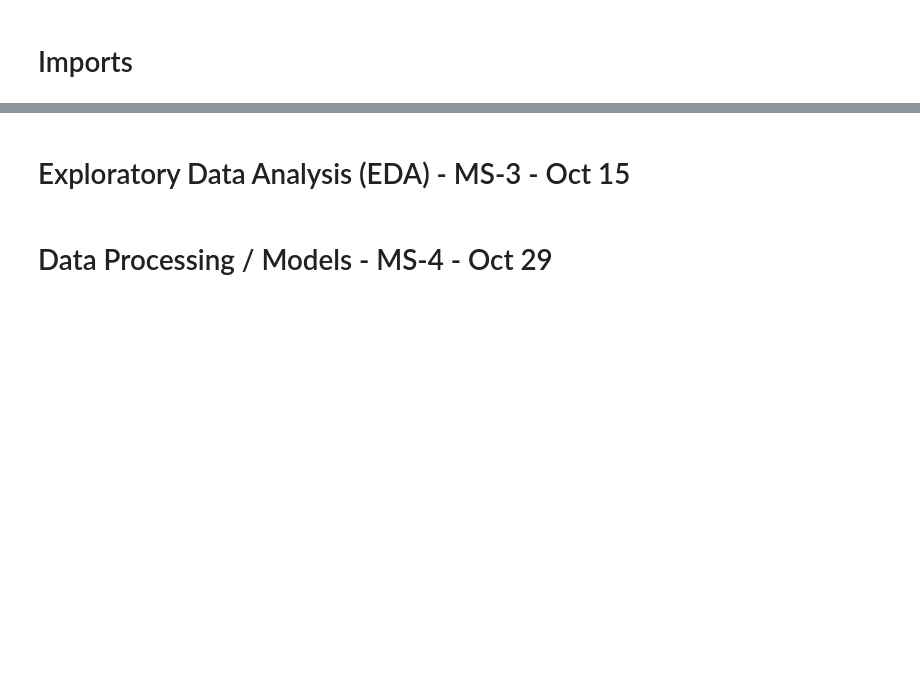
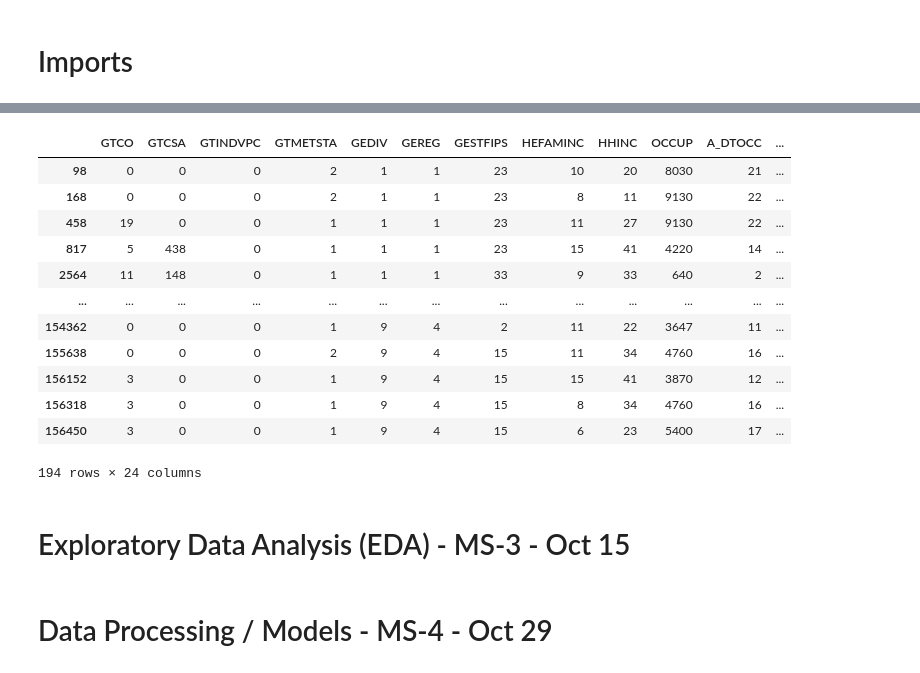
Before and after one commit to cfcastillo/DS-6-Notebooks, a Jupyter notebook: Education_Capstone_MS2.ipynb, the cells around one changed output, grey strips where cells are left out. Cells and saved outputs as stored; diff of their text form; code cells hidden in the pictures; blank space fills up the shorter version.

```diff
--- a/Education_Capstone_MS2.ipynb
+++ b/Education_Capstone_MS2.ipynb
@@ -355,0 +414,18 @@ oes_data[['SOC_DESC','SOC_CODE']]
+# %%
+# Prepare Census/SOC map file. Codes are embedded in a single column so need to be parsed out.
+# Parse out Census and SOC occupational codes from the description. The code has a dash in it. So locate by dash
+# assuming there are no dashes in the description.
+def getOccCodeSoc(value):
+  # If not able to parse the code, then return the value from the file.
+  try:
+    return value[value.index('-')-2:value.index('-')+5].replace('-','')
+  except:
+    return value
+
+# Retrieve first 4 characters in the file. This is the Census code.
+def getOccCodeCensus(value):
+  return value[:4]
+
+census_occ_codes['OCCUP'] = census_occ_codes['CENSUS_MAP'].apply(lambda val: getOccCodeCensus(val))
+census_occ_codes['SOC_CODE'] = census_occ_codes['CENSUS_MAP'].apply(lambda val: getOccCodeSoc(val))
+census_occ_codes
@@ -355,0 +446,4 @@ oes_data[['SOC_DESC','SOC_CODE']]
+# %%
+# Convert SOC Code into Census occupation code
+# Left Join - keep OES data even if no match on state code.
+oes_data = pd.merge(oes_data, census_occ_codes[['OCCUP','SOC_CODE']], on='SOC_CODE', how='left')
@@ -355,0 +479,11 @@ oes_data[['SOC_DESC','SOC_CODE']]
+# %%
+# Bring in Occupational data joining on FIPS state and full SOC code.
+# Convert to numeric datatypes so data can be merged.
+oes_data['FIPS_STATE'] = pd.to_numeric(oes_data['FIPS_STATE'], errors='coerce')
+oes_data['OCCUP'] = pd.to_numeric(oes_data['OCCUP'], errors='coerce')
+
+# Left Join - keep OES data even if no match on state code.
+asec_oes = pd.merge(asec_combined, oes_data, left_on=['GESTFIPS','OCCUP'], right_on=['FIPS_STATE','OCCUP'], how='left')
+
+# Only get desired columns
+asec_oes = asec_oes[household_cols + person_cols + occupation_cols]
@@ -355,0 +520,6 @@ oes_data[['SOC_DESC','SOC_CODE']]
+# %%
+# Remove people under 16 years old because they are not relevant for this project.
+# ??? Record count dropped from 157959 to 16855 ???
+asec_oes = asec_oes[asec_oes['AGE1'] >= 16]
+asec_oes.info()
+asec_oes.head()
@@ -355,0 +550,20 @@ oes_data[['SOC_DESC','SOC_CODE']]
+# %%
+# Convert hours pay into a float with 2 decimal places
+# ??? WHY DO WE ONLY HAVE SALARY FOR 194 PEOPLE ???
+# TODO: get report from 2018 and 2019 because 2020 may have been impacted by Covid.
+asec_oes['A_HRSPAY'] = asec_oes['A_HRSPAY'].astype('float') / 100
+asec_oes[asec_oes['A_HRSPAY'] > 0]
+# %% [output]
+|  | GTCO | GTCSA | GTINDVPC | GTMETSTA | GEDIV | GEREG | GESTFIPS | HEFAMINC | HHINC | OCCUP | A_DTOCC | ... |
+| 98 | 0 | 0 | 0 | 2 | 1 | 1 | 23 | 10 | 20 | 8030 | 21 | ... |
+| 168 | 0 | 0 | 0 | 2 | 1 | 1 | 23 | 8 | 11 | 9130 | 22 | ... |
+| 458 | 19 | 0 | 0 | 1 | 1 | 1 | 23 | 11 | 27 | 9130 | 22 | ... |
+| 817 | 5 | 438 | 0 | 1 | 1 | 1 | 23 | 15 | 41 | 4220 | 14 | ... |
+| 2564 | 11 | 148 | 0 | 1 | 1 | 1 | 33 | 9 | 33 | 640 | 2 | ... |
+| ... | ... | ... | ... | ... | ... | ... | ... | ... | ... | ... | ... | ... |
+| 154362 | 0 | 0 | 0 | 1 | 9 | 4 | 2 | 11 | 22 | 3647 | 11 | ... |
+| 155638 | 0 | 0 | 0 | 2 | 9 | 4 | 15 | 11 | 34 | 4760 | 16 | ... |
+| 156152 | 3 | 0 | 0 | 1 | 9 | 4 | 15 | 15 | 41 | 3870 | 12 | ... |
+| 156318 | 3 | 0 | 0 | 1 | 9 | 4 | 15 | 8 | 34 | 4760 | 16 | ... |
+| 156450 | 3 | 0 | 0 | 1 | 9 | 4 | 15 | 6 | 23 | 5400 | 17 | ... |
+194 rows × 24 columns
```
Also changed, not shown: parts of 58 cells of this notebook.
